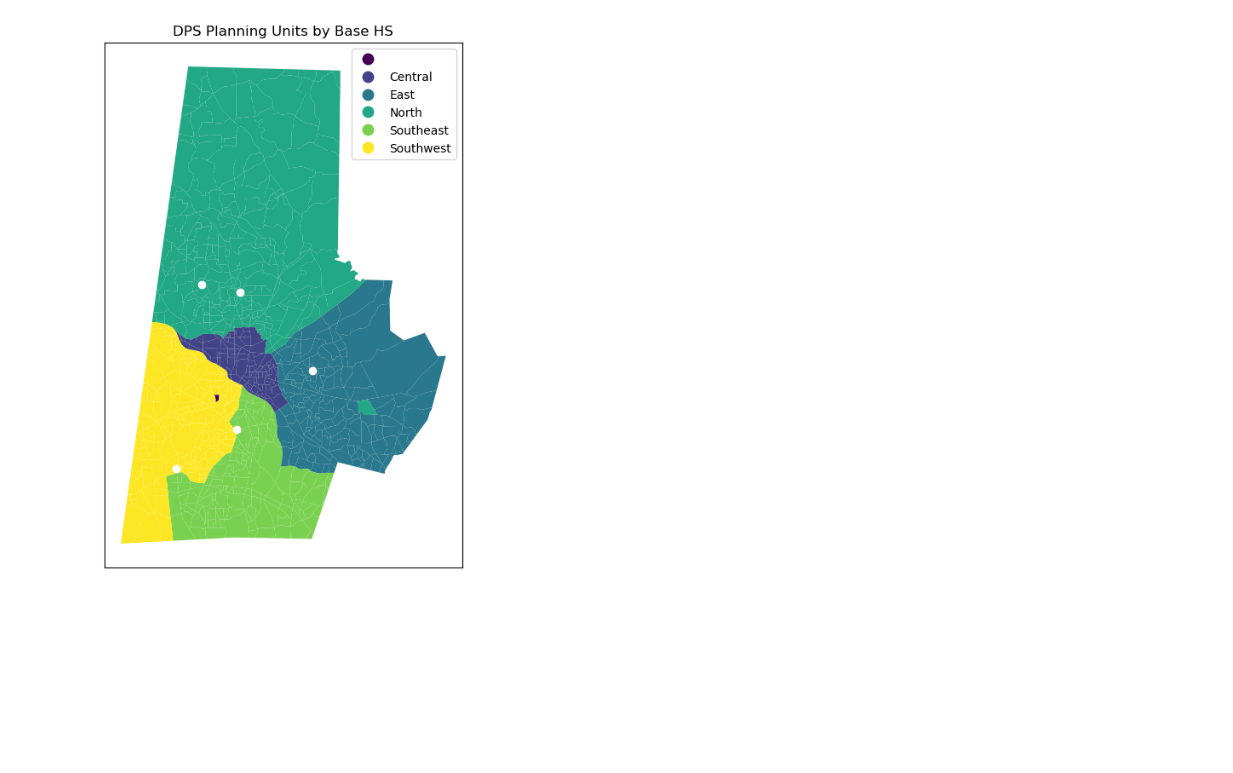
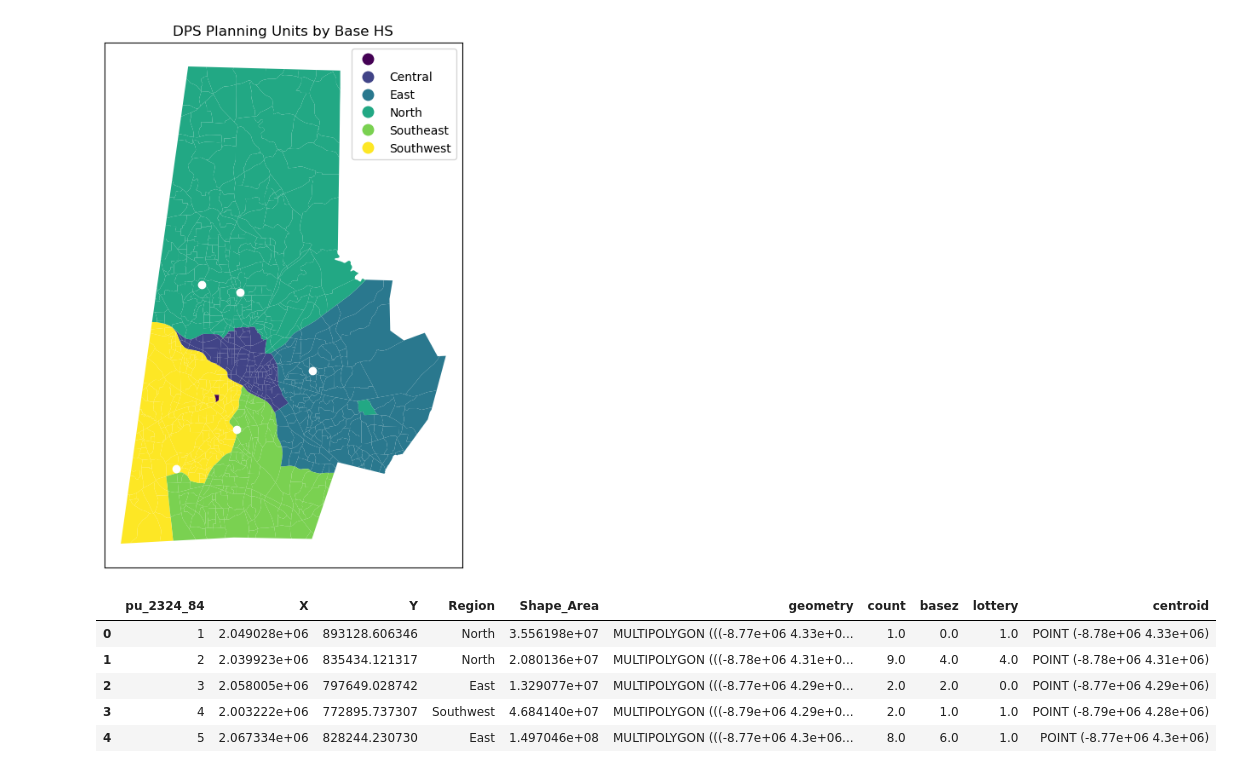
Before and after one commit to olublin/DPS-Planning, a Jupyter notebook: Base_Projection.ipynb, the cells around one changed output. Saved outputs shown, nothing was run; the diff lists cells and outputs as text; code cells hidden in the pictures; blank space fills up the shorter version.

```diff
--- a/Base_Projection.ipynb
+++ b/Base_Projection.ipynb
@@ -101,5 +92,16 @@ plt.show()
 # %% [output]
 [figure]
 # %%
-hs_2028_geo_by_pu = dps_pu.merge(hs_2028_by_pu, on = 'pu_2324_84') #merge the student counts with the geometries
+hs_2028_geo = dps_pu.merge(hs_2028_full, on = 'pu_2324_84')[['pu_2324_84','X','Y','Region','Shape_Area','geometry','count','basez','lottery']]
+#merge the student counts with the geometries
+hs_2028_geo['centroid'] = hs_2028_geo['geometry'].centroid
+hs_2028_geo.head()
+#now we have the student counts and geometries for each planning unit
+# %% [output]
+|  | pu_2324_84 | X | Y | Region | Shape_Area | geometry | count | basez | lottery | centroid |
+| 0 | 1 | 2.049028e+06 | 893128.606346 | North | 3.556198e+07 | MULTIPOLYGON (((-8.77e+06 4.33e+0... | 1.0 | 0.0 | 1.0 | POINT (-8.78e+06 4.33e+06) |
+| 1 | 2 | 2.039923e+06 | 835434.121317 | North | 2.080136e+07 | MULTIPOLYGON (((-8.78e+06 4.31e+0... | 9.0 | 4.0 | 4.0 | POINT (-8.78e+06 4.31e+06) |
+| 2 | 3 | 2.058005e+06 | 797649.028742 | East | 1.329077e+07 | MULTIPOLYGON (((-8.77e+06 4.29e+0... | 2.0 | 2.0 | 0.0 | POINT (-8.77e+06 4.29e+06) |
+| 3 | 4 | 2.003222e+06 | 772895.737307 | Southwest | 4.684140e+07 | MULTIPOLYGON (((-8.79e+06 4.29e+0... | 2.0 | 1.0 | 1.0 | POINT (-8.79e+06 4.28e+06) |
+| 4 | 5 | 2.067334e+06 | 828244.230730 | East | 1.497046e+08 | MULTIPOLYGON (((-8.77e+06 4.3e+06... | 8.0 | 6.0 | 1.0 | POINT (-8.77e+06 4.3e+06) |
 # %%
```
Also changed, not shown: parts of 5 cells of this notebook.
